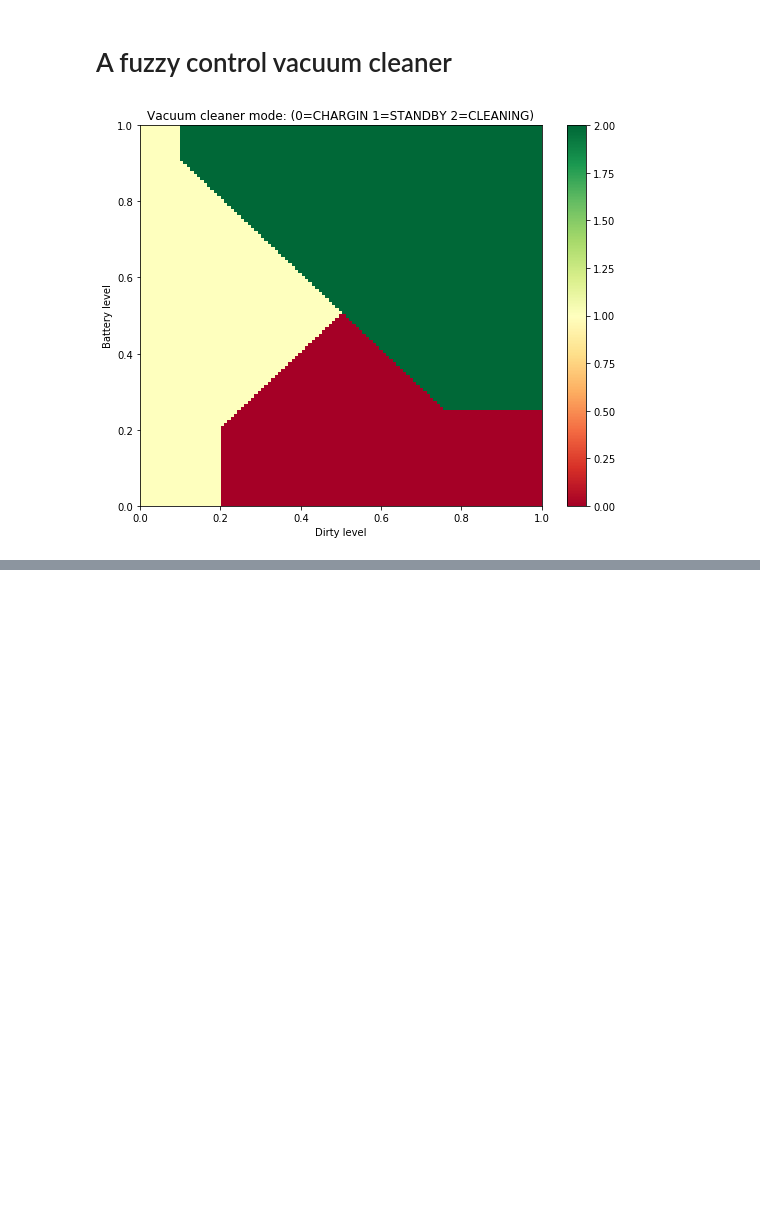
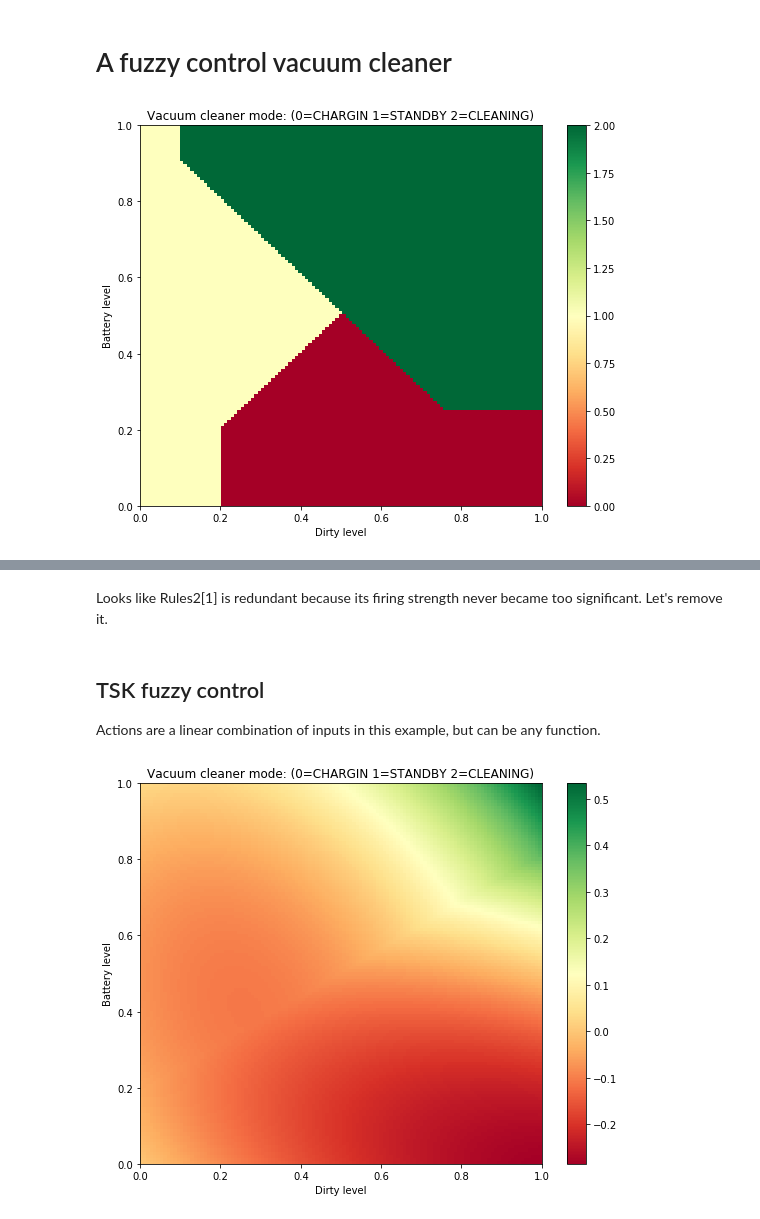
Before and after one commit to aleozlx/fuzzy-control-revisit-notes, a Jupyter notebook: q7.5.ipynb, the cells around one changed output, grey strips where cells are left out. Cells and saved outputs as stored; diff of their text form; code cells hidden in the pictures; blank space fills up the shorter version.

Commit message:
+ TSK control

```diff
--- a/q7.5.ipynb
+++ b/q7.5.ipynb
@@ -173,0 +207,5 @@ plot(fuzzy_control1)
+# %%
+def membership_func(fuzzy):
+    """Create a membership function based on some linguistic value"""
+    if np.array_equal(fuzzy, whatever): return lambda x: 1.0 # irrelevant feature
+    else: return lambda x: np.dot(fuzzy, fuzzify(x))
@@ -173,0 +261,21 @@ plot(fuzzy_control1)
+# %% [markdown]
+Looks like Rules2[1] is redundant because its firing strength never became too significant. Let's remove it.
+# %%
+Rules2 = [
+    sugeno_rule(dirty_level['DIRTY'],battery_level['HIGH'], ([1,1],0)), # CLEANING
+    sugeno_rule(whatever, battery_level['LOW'], ([0.0,-1],0)), # CHARGING
+    sugeno_rule(dirty_level['CLEAN'], whatever, ([-1,0.0],0)) # STANDBY
+]
+# %% [markdown]
+## TSK fuzzy control
+
+Actions are a linear combination of inputs in this example, but can be any function.
+# %%
+def fuzzy_control2(dirty, battery):
+    strengths = np.array([strength(dirty, battery) for (strength, action) in Rules2])
+    actions = np.array([action(dirty, battery) for (strength, action) in Rules2])
+    return np.dot(strengths, actions)/np.sum(strengths) # No need to defuzzify
+
+plot(fuzzy_control2)
+# %% [output]
+[figure, added]
```
Also changed, not shown: parts of 11 cells of this notebook.
